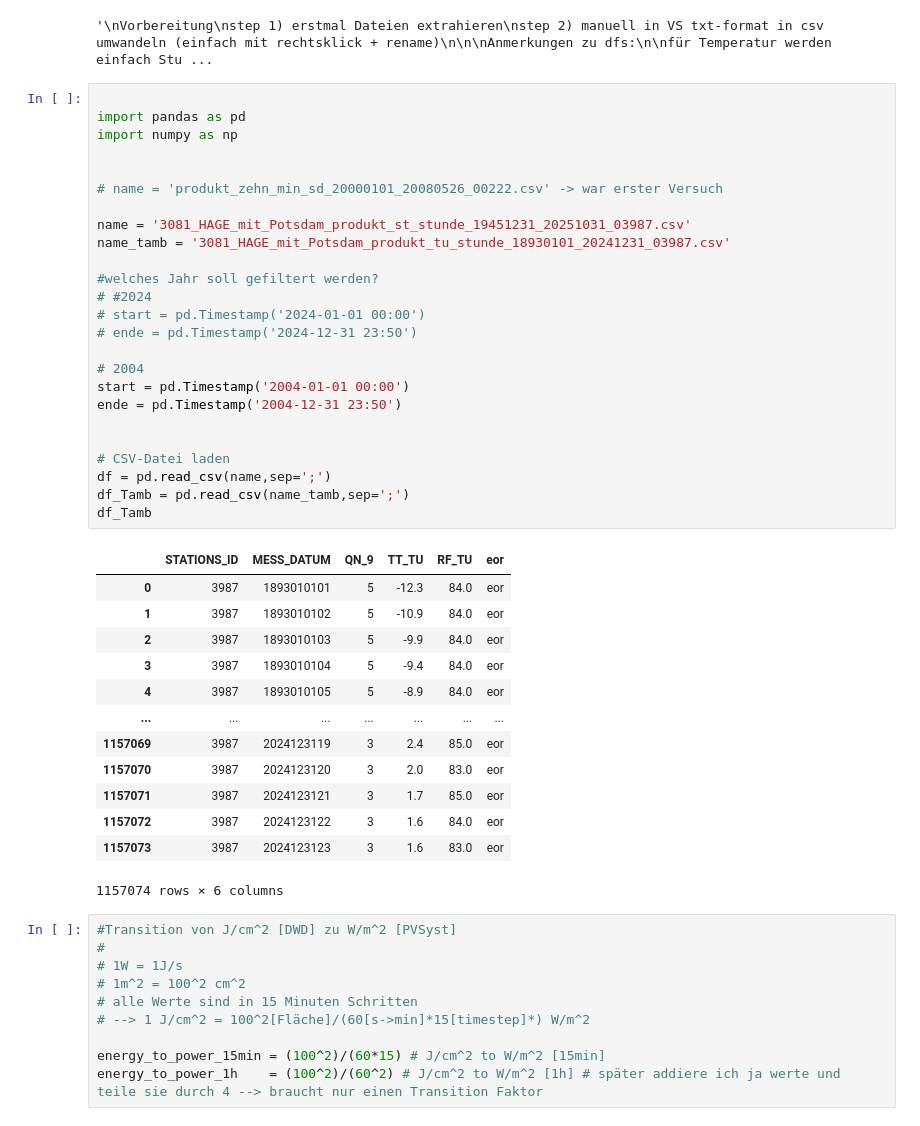
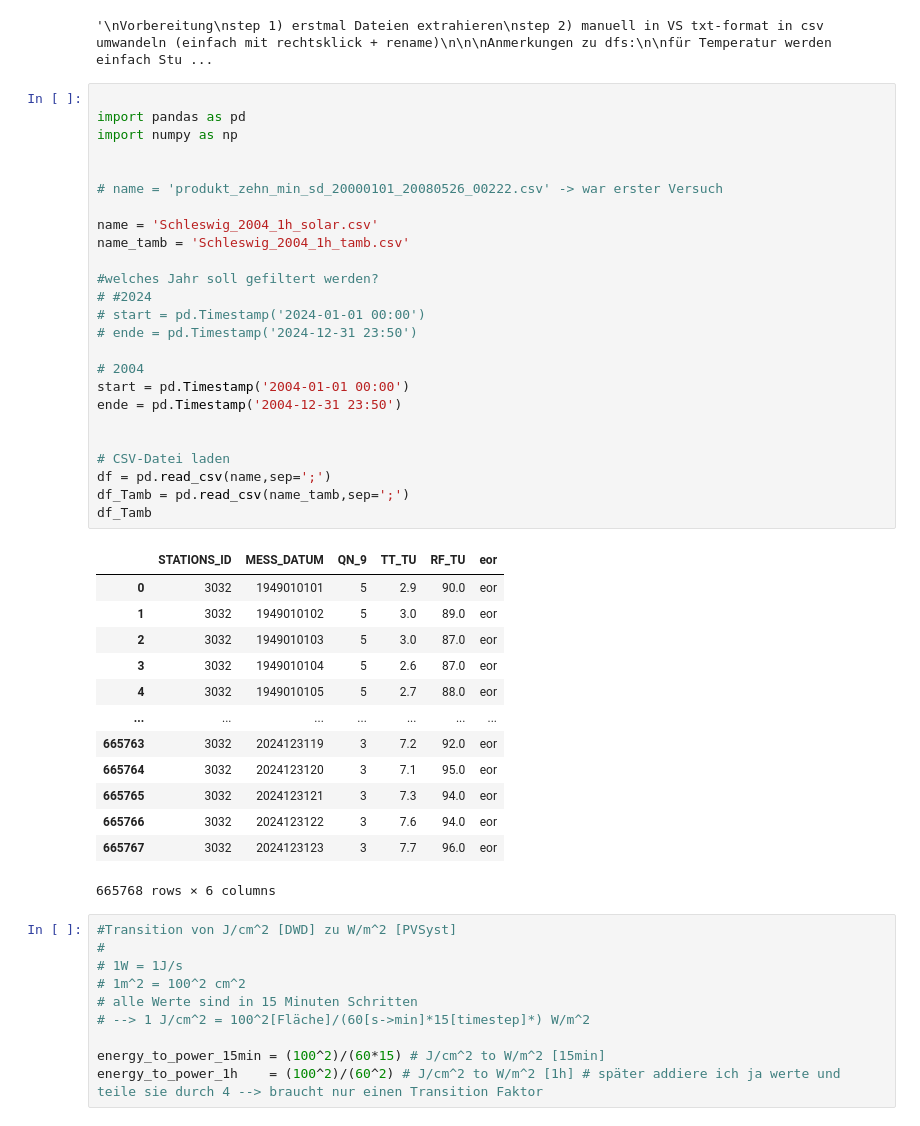
Before and after one commit to CasGross/work_things_at_Kraftwerk, a Jupyter notebook: Wetterzeitreihen/dwd_to_csv_hourly_timeshift.ipynb, the cells around one changed output. Drawn from its saved outputs; the diff is of its cells as text.

```diff
--- a/Wetterzeitreihen/dwd_to_csv_hourly_timeshift.ipynb
+++ b/Wetterzeitreihen/dwd_to_csv_hourly_timeshift.ipynb
@@ -21,42 +21,42 @@ zu klären bleibt, ob der Timeshift mit eingebaut werden soll oder nicht.
 # %%
 
 import pandas as pd
 import numpy as np
 
 
 # name = 'produkt_zehn_min_sd_20000101_20080526_00222.csv' -> war erster Versuch
 
-name = '3081_HAGE_mit_Potsdam_produkt_st_stunde_19451231_20251031_03987.csv'
-name_tamb = '3081_HAGE_mit_Potsdam_produkt_tu_stunde_18930101_20241231_03987.csv'
+name = 'Schleswig_2004_1h_solar.csv'
+name_tamb = 'Schleswig_2004_1h_tamb.csv'
 
 #welches Jahr soll gefiltert werden?
 # #2024
 # start = pd.Timestamp('2024-01-01 00:00')
 # ende = pd.Timestamp('2024-12-31 23:50')
 
 # 2004
 start = pd.Timestamp('2004-01-01 00:00')
 ende = pd.Timestamp('2004-12-31 23:50')
 
 
 # CSV-Datei laden
 df = pd.read_csv(name,sep=';')
 df_Tamb = pd.read_csv(name_tamb,sep=';')
 df_Tamb
 # %% [output]
 |  | STATIONS_ID | MESS_DATUM | QN_9 | TT_TU | RF_TU | eor |
-| 0 | 3987 | 1893010101 | 5 | -12.3 | 84.0 | eor |
-| 1 | 3987 | 1893010102 | 5 | -10.9 | 84.0 | eor |
-| 2 | 3987 | 1893010103 | 5 | -9.9 | 84.0 | eor |
-| 3 | 3987 | 1893010104 | 5 | -9.4 | 84.0 | eor |
-| 4 | 3987 | 1893010105 | 5 | -8.9 | 84.0 | eor |
+| 0 | 3032 | 1949010101 | 5 | 2.9 | 90.0 | eor |
+| 1 | 3032 | 1949010102 | 5 | 3.0 | 89.0 | eor |
+| 2 | 3032 | 1949010103 | 5 | 3.0 | 87.0 | eor |
+| 3 | 3032 | 1949010104 | 5 | 2.6 | 87.0 | eor |
+| 4 | 3032 | 1949010105 | 5 | 2.7 | 88.0 | eor |
 | ... | ... | ... | ... | ... | ... | ... |
-| 1157069 | 3987 | 2024123119 | 3 | 2.4 | 85.0 | eor |
-| 1157070 | 3987 | 2024123120 | 3 | 2.0 | 83.0 | eor |
-| 1157071 | 3987 | 2024123121 | 3 | 1.7 | 85.0 | eor |
-| 1157072 | 3987 | 2024123122 | 3 | 1.6 | 84.0 | eor |
-| 1157073 | 3987 | 2024123123 | 3 | 1.6 | 83.0 | eor |
+| 665763 | 3032 | 2024123119 | 3 | 7.2 | 92.0 | eor |
+| 665764 | 3032 | 2024123120 | 3 | 7.1 | 95.0 | eor |
+| 665765 | 3032 | 2024123121 | 3 | 7.3 | 94.0 | eor |
+| 665766 | 3032 | 2024123122 | 3 | 7.6 | 94.0 | eor |
+| 665767 | 3032 | 2024123123 | 3 | 7.7 | 96.0 | eor |
-1157074 rows × 6 columns
+665768 rows × 6 columns
 # %%
 #Transition von J/cm^2 [DWD] zu W/m^2 [PVSyst]
 #
```
Also changed, not shown: parts of 6 cells of this notebook, 3 other files.
